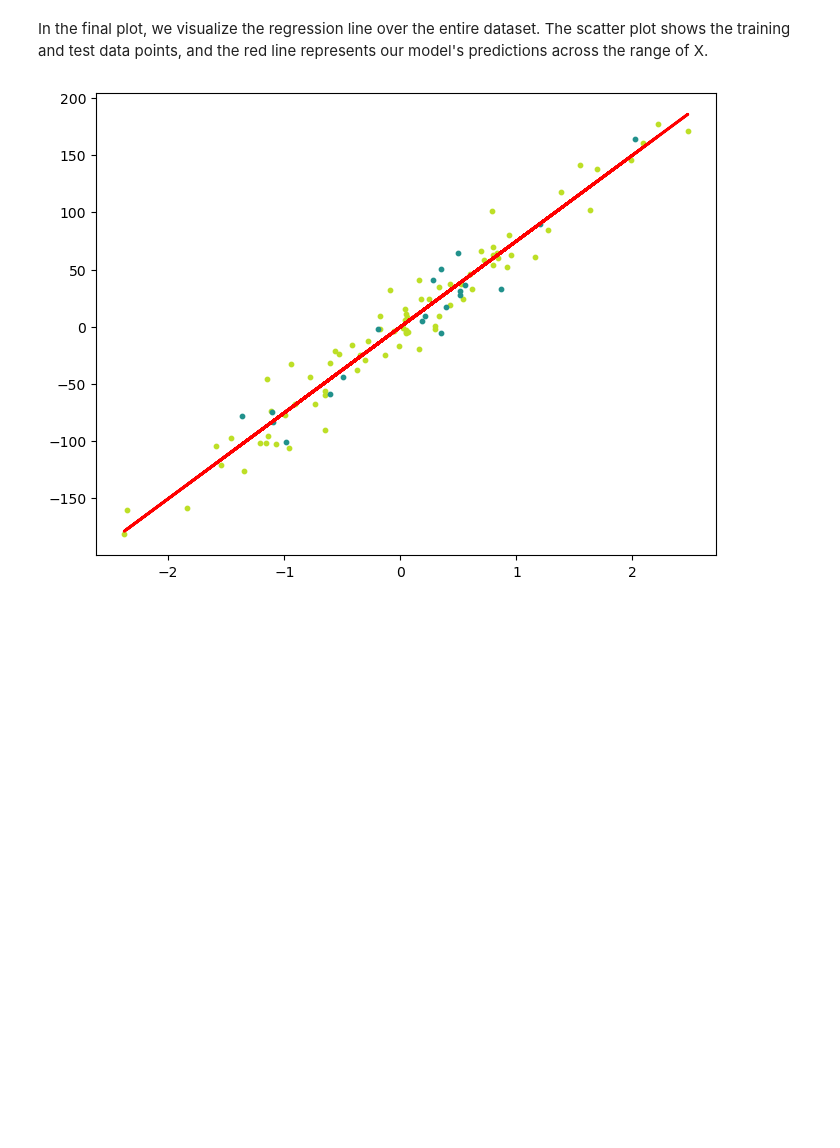
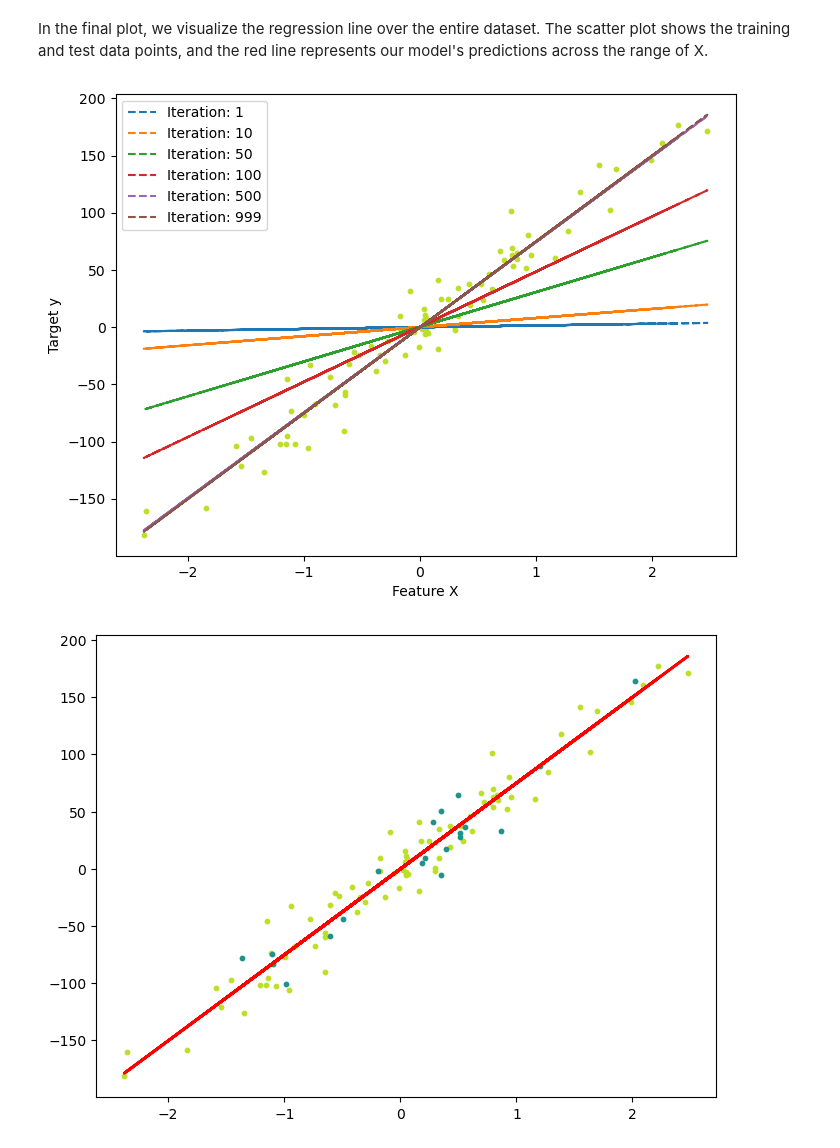
Before and after one commit to pramodyasahan/ML-Algo-from-Scratch, a Jupyter notebook: Linear Regression/LinearRehression.ipynb, the cells around one changed output. Drawn from its saved outputs; the diff is of its cells as text; code cells hidden in the pictures; blank space fills up the shorter version.

```diff
--- a/Linear Regression/LinearRehression.ipynb
+++ b/Linear Regression/LinearRehression.ipynb
@@ -85,6 +110,30 @@ mse
 ## Visualizing the Regression Line
 # %% [markdown]
 In the final plot, we visualize the regression line over the entire dataset. The scatter plot shows the training and test data points, and the red line represents our model's predictions across the range of X.
+# %%
+# Visualization Function
+def plot_gradient_descent(X, y, reg):
+    cmap = plt.get_cmap('viridis')
+    fig, ax = plt.subplots(figsize=(8,6))
+
+    # Scatter plot of the data points
+    ax.scatter(X[:, 0], y, color=cmap(0.9), s=10)
+
+    # Generate predictions for each recorded step
+    for weights, bias in reg.recorded_weights:
+        y_pred_line = np.dot(X, weights) + bias
+        ax.plot(X[:, 0], y_pred_line, linestyle='--', label=f'Iteration: {reg.record_steps[reg.recorded_weights.index((weights, bias))]}')
+
+    # Plot settings
+    ax.set_xlabel('Feature X')
+    ax.set_ylabel('Target y')
+    plt.legend()
+    plt.show()
+# %%
+# Visualization of Gradient Descent
+plot_gradient_descent(X_train, y_train, reg)
+# %% [output]
+[figure, added]
 # %%
 # Predicting values for the entire dataset
 y_pred_line = reg.predict(X)
```
Also changed, not shown: parts of 7 cells of this notebook.
